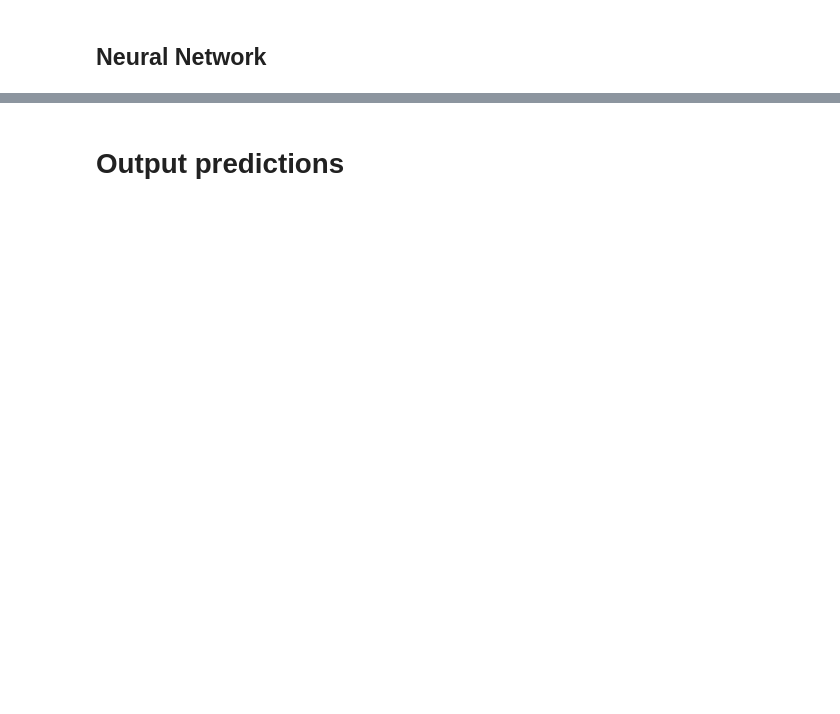
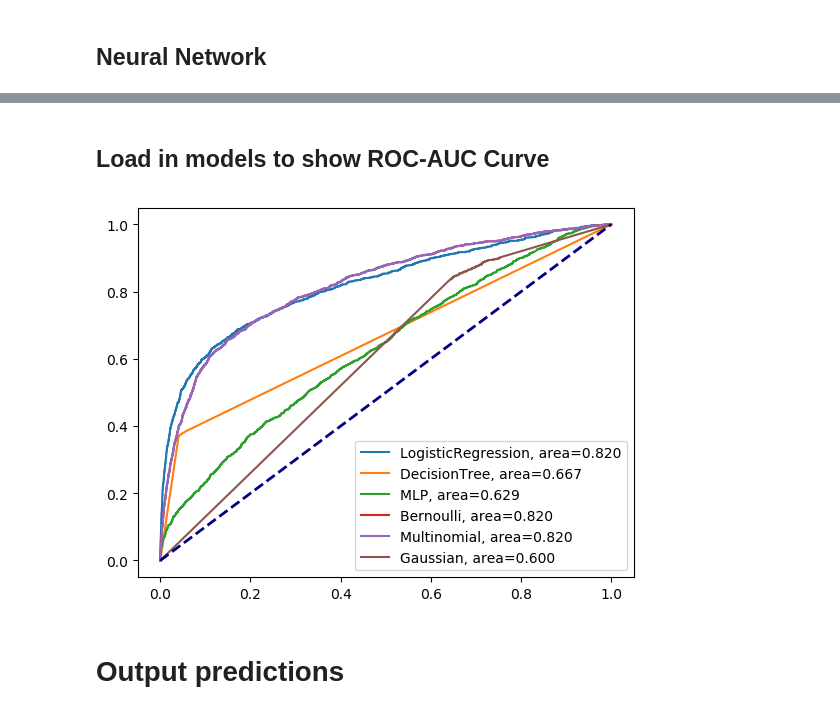
Before and after one commit to alecluna/Text-Toxicity-Classifier, a Jupyter notebook: ToxicityCommentClassifier.ipynb, the cells around one changed output, grey strips where cells are left out. Cells and saved outputs as stored; diff of their text form; code cells hidden in the pictures; blank space fills up the shorter version.

```diff
--- a/ToxicityCommentClassifier.ipynb
+++ b/ToxicityCommentClassifier.ipynb
@@ -114,3 +290,18 @@ print(metrics.confusion_matrix(y_test, y_pred, labels=[0, 1]))
+# %% [markdown]
+## Load in models to show ROC-AUC Curve ##
+# %%
+for model in model_files:
+    y_pred_proba = load(model).predict_proba(X_test)[::,1]
+    fpr, tpr, _ = metrics.roc_curve(y_test,  y_pred_proba)
+    auc = metrics.roc_auc_score(y_test, y_pred_proba)
+    plt.plot(fpr,tpr,label=model.split('.')[0]+", area=%.3f"%auc)
+
+plt.plot([0, 1], [0, 1], color='navy', lw=2, linestyle='--')
+
+plt.legend(loc=4)
+plt.show()
+# %% [output]
+[figure, added]
 # %% [markdown]
 # Output predictions #
 # %%
```
Also changed, not shown: parts of 27 cells of this notebook.
